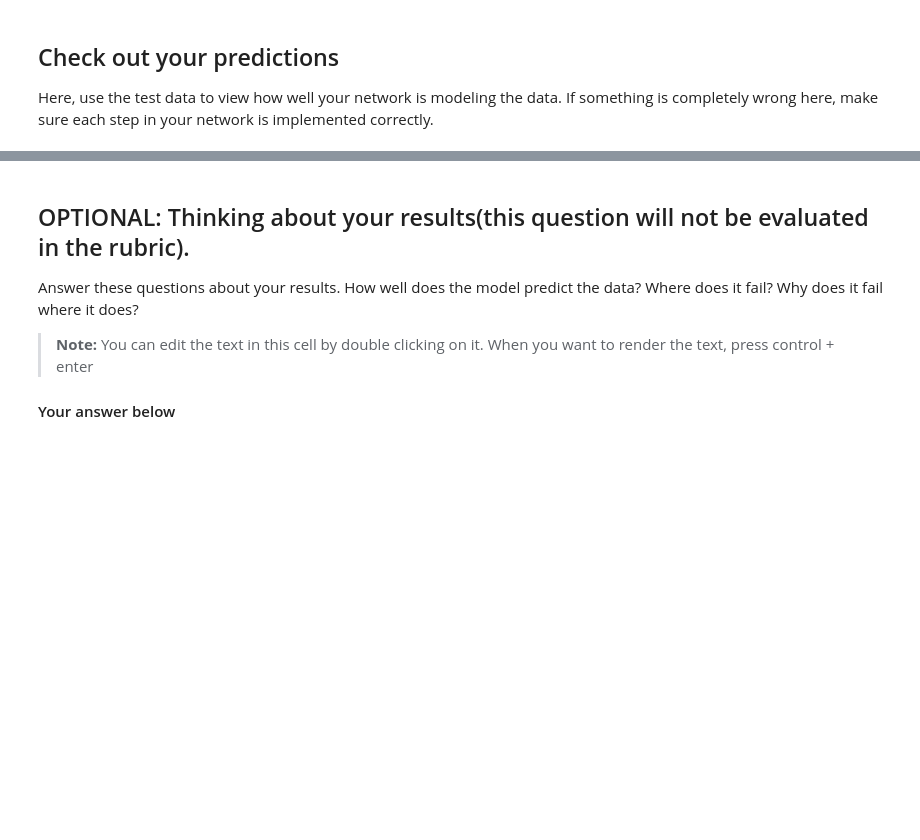
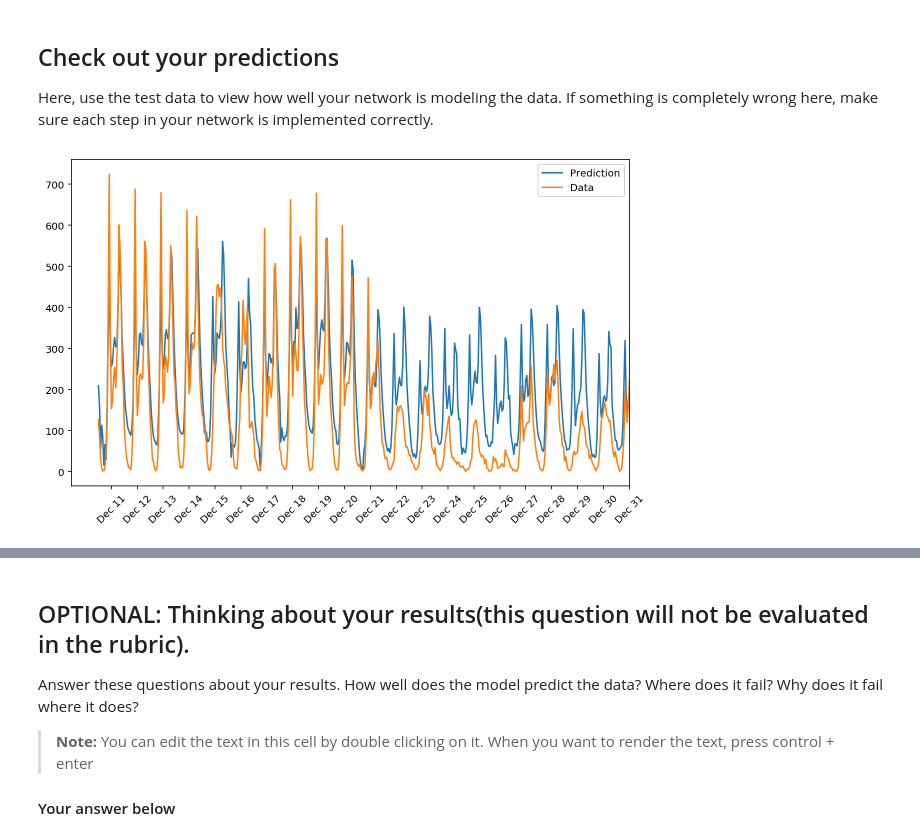
Before and after one commit to raivitor/Deep-Learning, a Jupyter notebook: Project_1/first-neural-network/Your_first_neural_network.ipynb, the cells around one changed output, grey strips where cells are left out. Cells and saved outputs as stored; diff of their text form; code cells hidden in the pictures; blank space fills up the shorter version.

```diff
--- a/Project_1/first-neural-network/Your_first_neural_network.ipynb
+++ b/Project_1/first-neural-network/Your_first_neural_network.ipynb
@@ -156,29 +172,30 @@ class NeuralNetwork(object):
 
             # TODO: Output layer - Replace these values with your calculations.
             final_inputs = np.dot(hidden_outputs, self.weights_hidden_to_output) # signals into final output layer
-            final_outputs = sigmoid(final_inputs) # signals from final output layer
+            final_outputs = final_inputs # signals from final output layer
 
             #### Implement the backward pass here ####
             ### Backward pass ###
 
             # TODO: Output error - Replace this value with your calculations.
-            error = None # Output layer error is the difference between desired target and actual output.
-
-            # TODO: Calculate the hidden layer's contribution to the error
-            hidden_error = None
+            error = y - final_outputs # Output layer error is the difference between desired target and actual output.
 
             # TODO: Backpropagated error terms - Replace these values with your calculations.
-            output_error_term = None
-            hidden_error_term = None
+            output_error_term = error
+
+             # TODO: Calculate the hidden layer's contribution to the error
+            hidden_error = np.dot(error, self.weights_hidden_to_output.T)
+            hidden_error_term = hidden_error * hidden_outputs * (1 - hidden_outputs)
 
             # Weight step (input to hidden)
-            delta_weights_i_h += None
+            delta_weights_i_h += hidden_error_term * X[:, None]
             # Weight step (hidden to output)
-            delta_weights_h_o += None
+            delta_weights_h_o += output_error_term * hidden_outputs[:, None]
 
         # TODO: Update the weights - Replace these values with your calculations.
-        self.weights_hidden_to_output += None # update hidden-to-output weights with gradient descent step
-        self.weights_input_to_hidden += None # update input-to-hidden weights with gradient descent step
+        self.weights_hidden_to_output += self.lr * delta_weights_h_o /  n_records # update hidden-to-output weights with gradient descent step
+        self.weights_input_to_hidden += self.lr * delta_weights_i_h /  n_records # update input-to-hidden weights with gradient descent step
+
 
     def run(self, features):
         ''' Run a forward pass through the network with input features
@@ -190,12 +207,12 @@ class NeuralNetwork(object):
 
         #### Implement the forward pass here ####
         # TODO: Hidden layer - replace these values with the appropriate calculations.
-        hidden_inputs = None # signals into hidden layer
-        hidden_outputs = None # signals from hidden layer
+        hidden_inputs = np.dot(features, self.weights_input_to_hidden) # signals into hidden layer
+        hidden_outputs = sigmoid(hidden_inputs) # signals from hidden layer
 
         # TODO: Output layer - Replace these values with the appropriate calculations.
-        final_inputs = None # signals into final output layer
-        final_outputs = None # signals from final output layer
+        final_inputs = np.dot(hidden_outputs, self.weights_hidden_to_output) # signals into final output layer
+        final_outputs = final_inputs # signals from final output layer
 
         return final_outputs
 # %%
@@ -303,9 +310,9 @@ The more hidden nodes you have, the more accurate predictions the model will mak
 import sys
 
 ### Set the hyperparameters here ###
-iterations = 100
-learning_rate = 0.1
-hidden_nodes = 2
+iterations = 1000
+learning_rate = 0.5
+hidden_nodes = 8
 output_nodes = 1
 
 N_i = train_features.shape[1]
@@ -341,16 +350,18 @@ _ = plt.ylim()
 
 Here, use the test data to view how well your network is modeling the data. If something is completely wrong here, make sure each step in your network is implemented correctly.
 # %%
-fig, ax = plt.subplots(figsize=(8,4))
+fig, ax = plt.subplots(figsize=(10,6))
 
 mean, std = scaled_features['cnt']
 predictions = network.run(test_features).T*std + mean
 ax.plot(predictions[0], label='Prediction')
 ax.plot((test_targets['cnt']*std + mean).values, label='Data')
 ax.set_xlim(right=len(predictions))
 ax.legend()
 
 dates = pd.to_datetime(rides.ix[test_data.index]['dteday'])
 dates = dates.apply(lambda d: d.strftime('%b %d'))
 ax.set_xticks(np.arange(len(dates))[12::24])
 _ = ax.set_xticklabels(dates[12::24], rotation=45)
+# %% [output]
+[figure, added]
```
Also changed, not shown: parts of 5 cells of this notebook.
